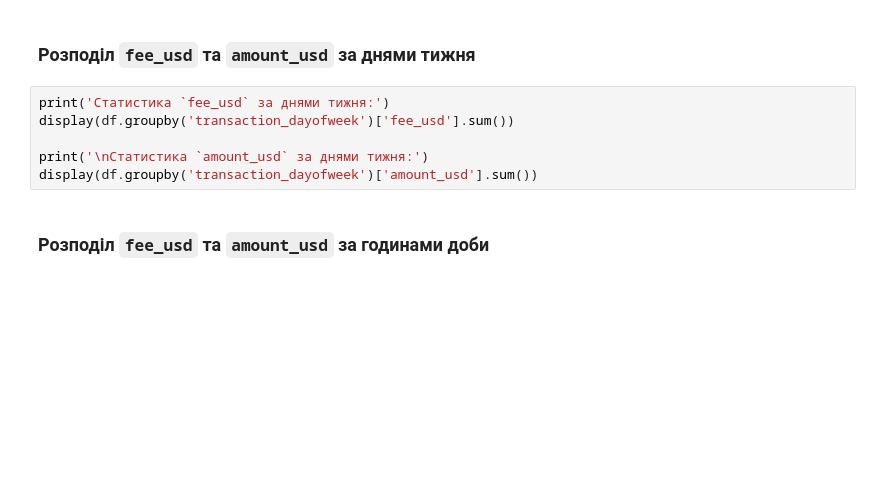
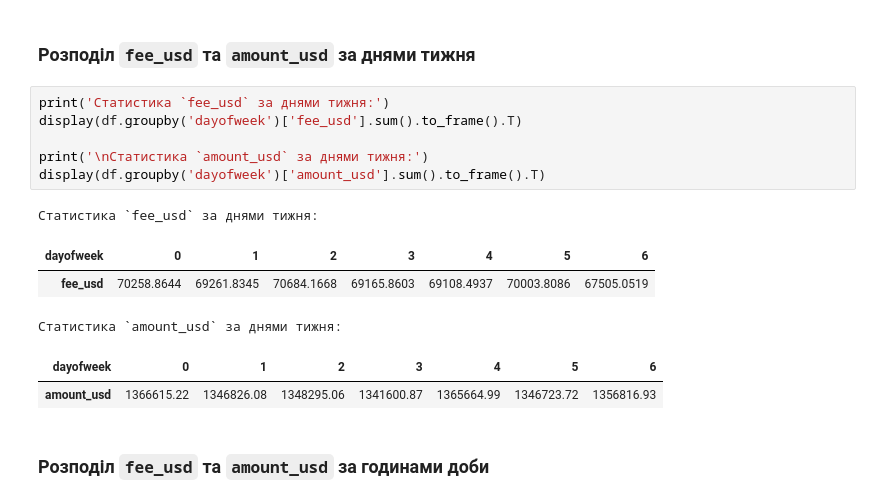
Before and after one commit to bukovskiy7777/Data-Analysis, a Jupyter notebook: Test_task.ipynb, the cells around one changed output. Saved outputs shown, nothing was run; the diff lists cells and outputs as text; blank space fills up the shorter version.

```diff
--- a/Test_task.ipynb
+++ b/Test_task.ipynb
@@ -381,10 +402,17 @@ display(df[['transaction_time', 'hour', 'dayofweek', 'month', 'weekday']].head()
 ### Розподіл `fee_usd` та `amount_usd` за днями тижня
 # %%
 print('Статистика `fee_usd` за днями тижня:')
-display(df.groupby('transaction_dayofweek')['fee_usd'].sum())
+display(df.groupby('dayofweek')['fee_usd'].sum().to_frame().T)
 
 print('\nСтатистика `amount_usd` за днями тижня:')
-display(df.groupby('transaction_dayofweek')['amount_usd'].sum())
+display(df.groupby('dayofweek')['amount_usd'].sum().to_frame().T)
+# %% [output]
+Статистика `fee_usd` за днями тижня:
+| dayofweek | 0 | 1 | 2 | 3 | 4 | 5 | 6 |
+| fee_usd | 70258.8644 | 69261.8345 | 70684.1668 | 69165.8603 | 69108.4937 | 70003.8086 | 67505.0519 |
+Статистика `amount_usd` за днями тижня:
+| dayofweek | 0 | 1 | 2 | 3 | 4 | 5 | 6 |
+| amount_usd | 1366615.22 | 1346826.08 | 1348295.06 | 1341600.87 | 1365664.99 | 1346723.72 | 1356816.93 |
 # %% [markdown]
 ### Розподіл `fee_usd` та `amount_usd` за годинами доби
 # %%
```
Also changed, not shown: parts of 16 cells of this notebook.
